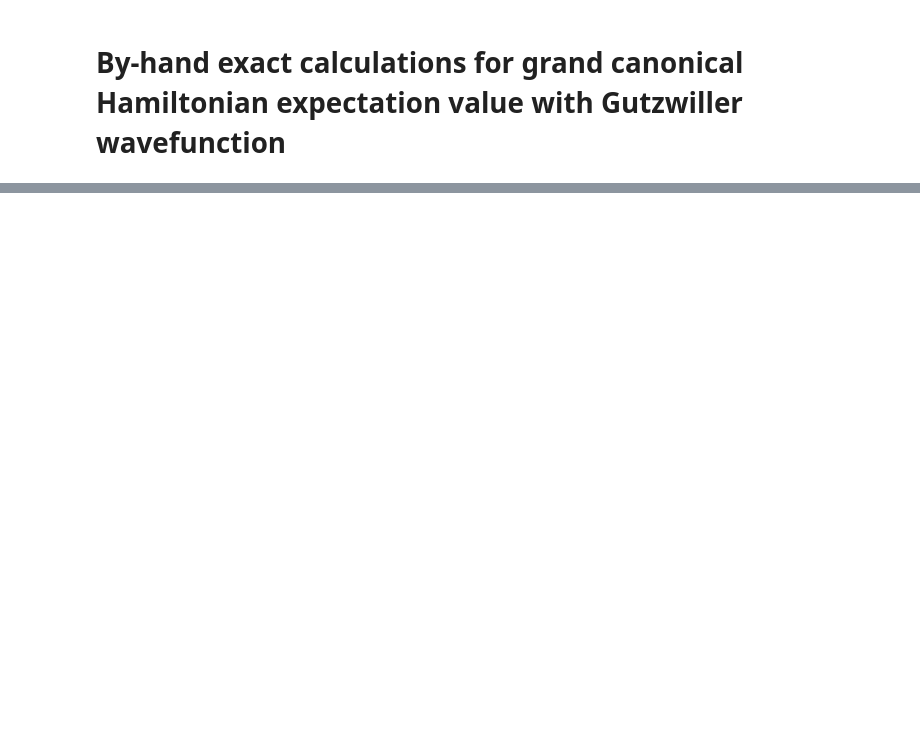
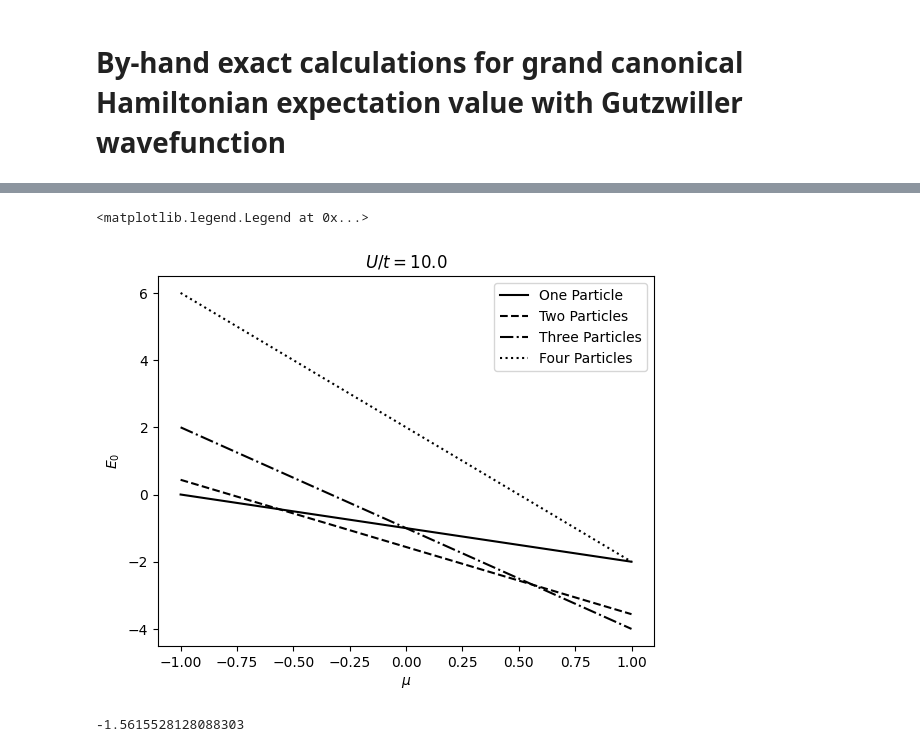
Before and after one commit to wmallah/BH_Gutzwiller_VMC, a Jupyter notebook: VMCBoseHubbard/analysis_scripts/benchmark.ipynb, the cells around one changed output, grey strips where cells are left out. Cells and saved outputs as stored; diff of their text form; code cells hidden in the pictures; blank space fills up the shorter version.

```diff
--- a/VMCBoseHubbard/analysis_scripts/benchmark.ipynb
+++ b/VMCBoseHubbard/analysis_scripts/benchmark.ipynb
@@ -558,0 +362,37 @@ print(solution)
+# %%
+t = 1.0
+U = 1.0
+
+def one_particle_energy(t, mu):
+    return -mu - t
+
+def two_particle_energy(t, U, mu):
+    return U / 2.0 - 2*mu - np.sqrt(U**2 + 16*t**2.0)/2.0
+
+def three_particle_energy(t,U, mu):
+    return -2*t + U - 3*mu
+
+def four_particle_energy(t, U, mu):
+    return 2*(U - 2*mu)
+
+mu = np.linspace(-1.0, 1.0, 100)
+
+plt.plot(mu, one_particle_energy(t,mu), c='k', linestyle='-', label='One Particle')
+plt.plot(mu, two_particle_energy(t, U, mu), c='k', linestyle='--', label='Two Particles')
+plt.plot(mu, three_particle_energy(t,U,mu), c='k', linestyle='-.', label='Three Particles')
+plt.plot(mu, four_particle_energy(t,U,mu), c='k', linestyle=':', label='Four Particles')
+plt.xlabel('$\mu$')
+plt.ylabel('$E_0$')
+plt.title('$U/t=10.0$')
+plt.legend(loc='best')
+# %% [output]
+<matplotlib.legend.Legend at 0x...>
+[figure, added]
+# %%
+U = 1.0
+t = 1.0
+mu = 0.0
+
+print(1/2*(U - np.sqrt(16*t**2 + U**2) - 4*mu))
+# %% [output]
+-1.5615528128088303
```
Also changed, not shown: parts of 16 cells of this notebook, 12 other files.
